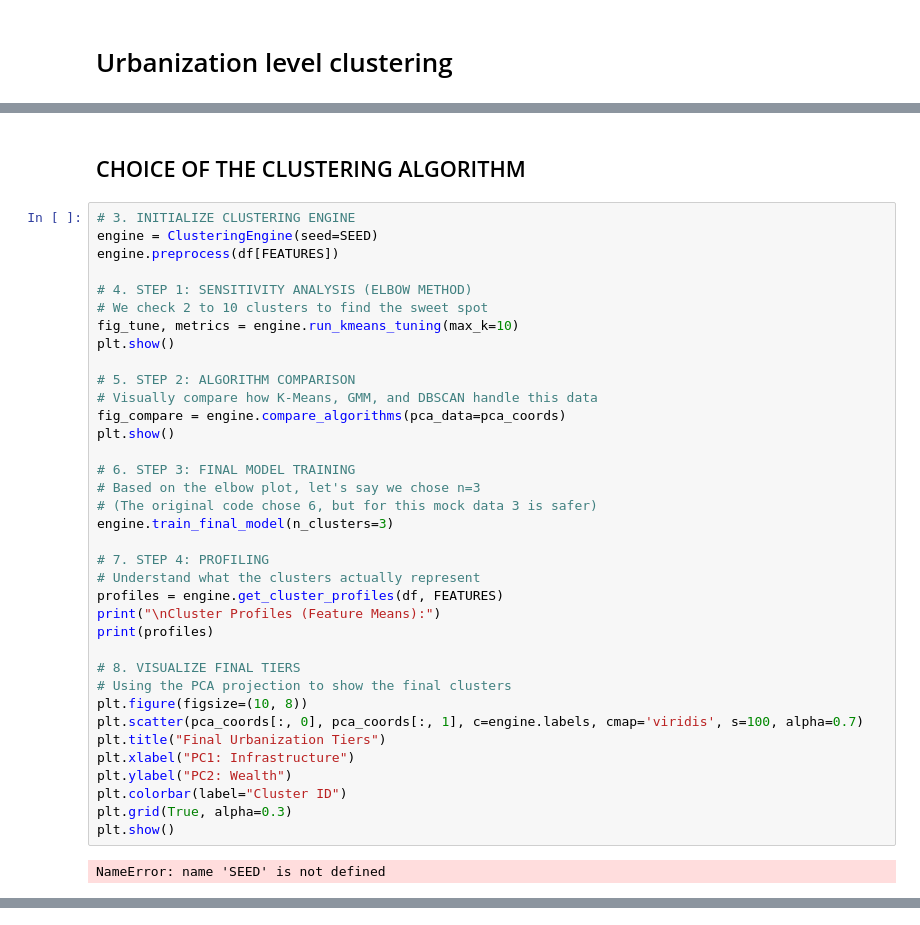
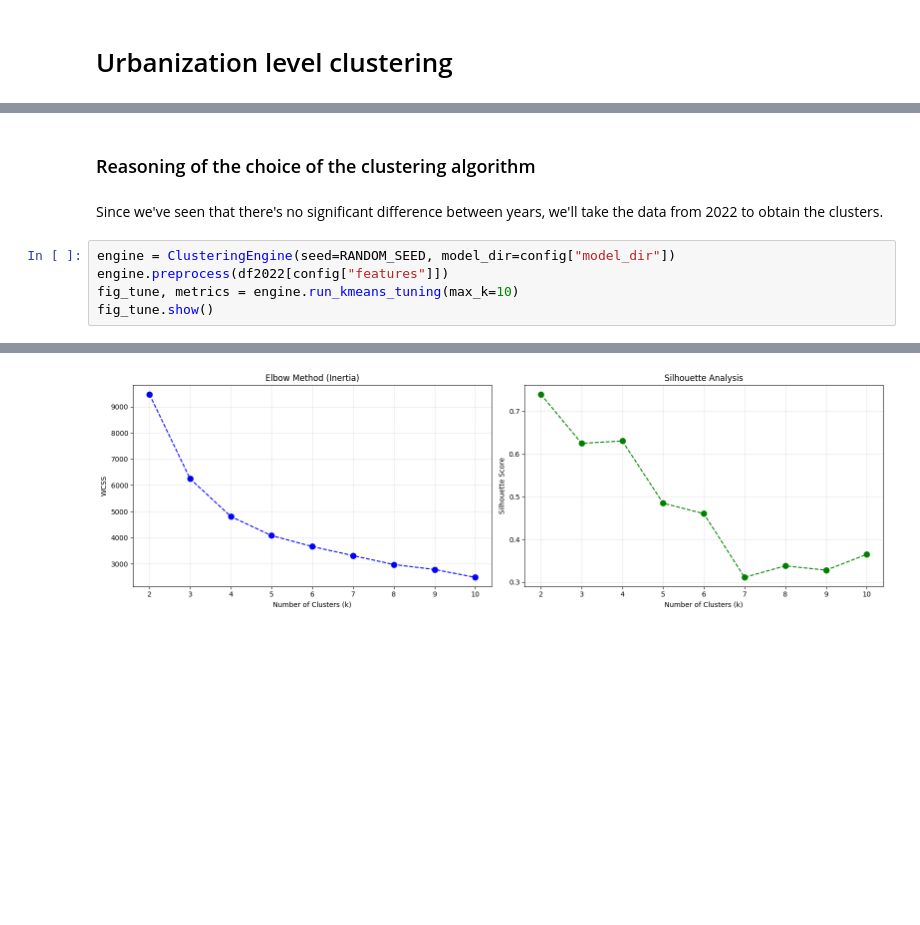
Before and after one commit to Shushunya/FCD-housing-prices, a Jupyter notebook: code/notebooks/clustering/urbanization_clustering.ipynb, the cells around one changed output, grey strips where cells are left out. Saved outputs shown, nothing was run; the diff lists cells and outputs as text; blank space fills up the shorter version.

```diff
--- a/code/notebooks/clustering/urbanization_clustering.ipynb
+++ b/code/notebooks/clustering/urbanization_clustering.ipynb
@@ -130,40 +116,10 @@ fig.show()
 # %% [markdown]
-## CHOICE OF THE CLUSTERING ALGORITHM
+### Reasoning of the choice of the clustering algorithm
-# %%
-# 3. INITIALIZE CLUSTERING ENGINE
-engine = ClusteringEngine(seed=SEED)
-engine.preprocess(df[FEATURES])
-
-# 4. STEP 1: SENSITIVITY ANALYSIS (ELBOW METHOD)
-# We check 2 to 10 clusters to find the sweet spot
-fig_tune, metrics = engine.run_kmeans_tuning(max_k=10)
-plt.show()
-
-# 5. STEP 2: ALGORITHM COMPARISON
-# Visually compare how K-Means, GMM, and DBSCAN handle this data
-fig_compare = engine.compare_algorithms(pca_data=pca_coords)
-plt.show()
-
-# 6. STEP 3: FINAL MODEL TRAINING
-# Based on the elbow plot, let's say we chose n=3
-# (The original code chose 6, but for this mock data 3 is safer)
-engine.train_final_model(n_clusters=3)
-
-# 7. STEP 4: PROFILING
-# Understand what the clusters actually represent
-profiles = engine.get_cluster_profiles(df, FEATURES)
-print("\nCluster Profiles (Feature Means):")
-print(profiles)
-
-# 8. VISUALIZE FINAL TIERS
-# Using the PCA projection to show the final clusters
-plt.figure(figsize=(10, 8))
-plt.scatter(pca_coords[:, 0], pca_coords[:, 1], c=engine.labels, cmap='viridis', s=100, alpha=0.7)
-plt.title("Final Urbanization Tiers")
-plt.xlabel("PC1: Infrastructure")
-plt.ylabel("PC2: Wealth")
-plt.colorbar(label="Cluster ID")
-plt.grid(True, alpha=0.3)
-plt.show()
-# %% [output]
-NameError: name 'SEED' is not defined
+# %% [markdown]
+Since we've seen that there's no significant difference between years, we'll take the data from 2022 to obtain the clusters.
+# %%
+engine = ClusteringEngine(seed=RANDOM_SEED, model_dir=config["model_dir"])
+engine.preprocess(df2022[config["features"]])
+fig_tune, metrics = engine.run_kmeans_tuning(max_k=10)
+fig_tune.show()
+# %% [output]
@@ -169,0 +127 @@ NameError: name 'SEED' is not defined
+[figure, added]
```
Also changed, not shown: parts of 20 cells of this notebook, 3 other files.
